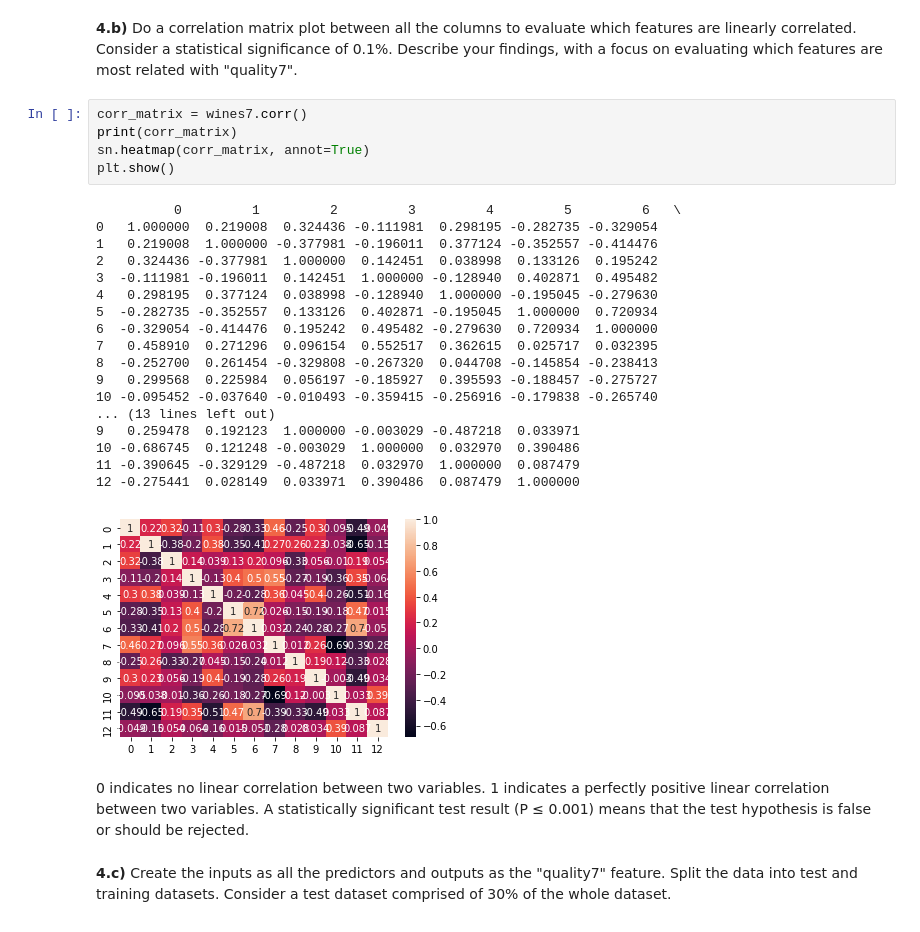
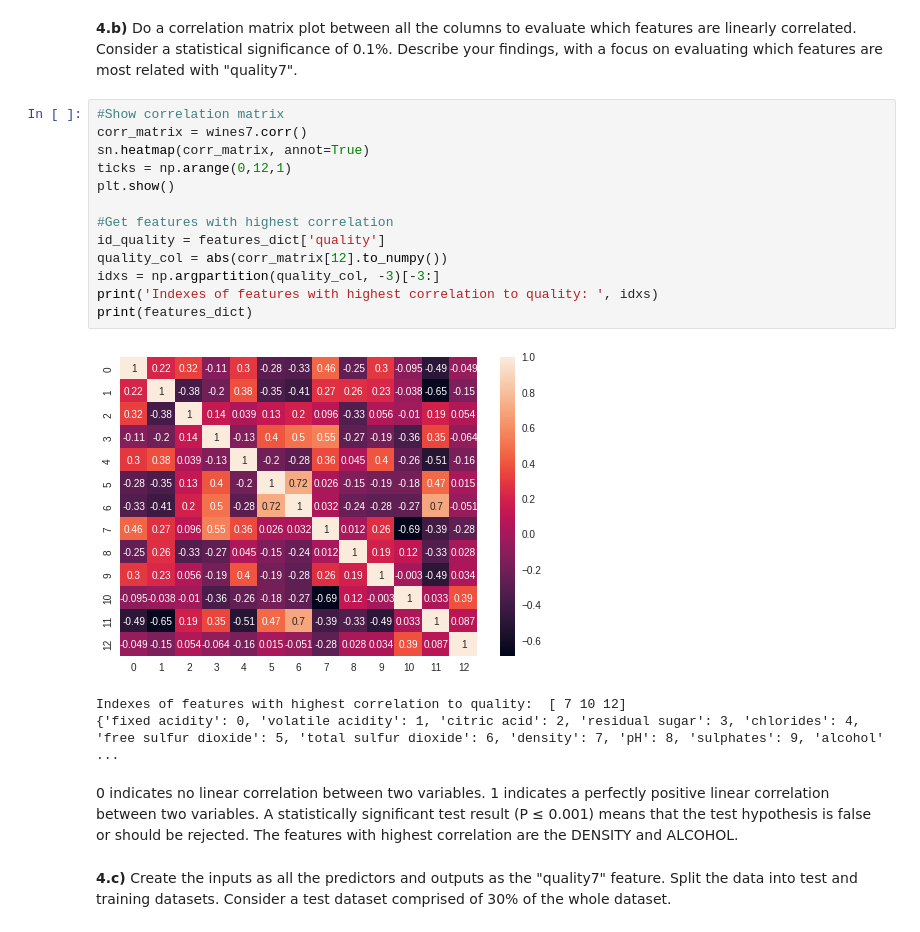
Before and after one commit to VilelaDiogo/AA_Project_G19, a Jupyter notebook: Assignments/Assignment2/Lab2_assignment.ipynb, the cells around one changed output. Cells and saved outputs as stored; diff of their text form.

```diff
--- a/Assignments/Assignment2/Lab2_assignment.ipynb
+++ b/Assignments/Assignment2/Lab2_assignment.ipynb
@@ -218,31 +160,24 @@ print(wines_list_np)
 # %% [markdown]
 **4.b)** Do a correlation matrix plot between all the columns to evaluate which features are linearly correlated. Consider a statistical significance of 0.1%. Describe your findings, with a focus on evaluating which features are most related with "quality7".
-# %%
-corr_matrix = wines7.corr()
-print(corr_matrix)
-sn.heatmap(corr_matrix, annot=True)
-plt.show()
-# %% [output]
-          0         1         2         3         4         5         6   \
-0   1.000000  0.219008  0.324436 -0.111981  0.298195 -0.282735 -0.329054
-1   0.219008  1.000000 -0.377981 -0.196011  0.377124 -0.352557 -0.414476
-2   0.324436 -0.377981  1.000000  0.142451  0.038998  0.133126  0.195242
-3  -0.111981 -0.196011  0.142451  1.000000 -0.128940  0.402871  0.495482
-4   0.298195  0.377124  0.038998 -0.128940  1.000000 -0.195045 -0.279630
-5  -0.282735 -0.352557  0.133126  0.402871 -0.195045  1.000000  0.720934
-6  -0.329054 -0.414476  0.195242  0.495482 -0.279630  0.720934  1.000000
-7   0.458910  0.271296  0.096154  0.552517  0.362615  0.025717  0.032395
-8  -0.252700  0.261454 -0.329808 -0.267320  0.044708 -0.145854 -0.238413
-9   0.299568  0.225984  0.056197 -0.185927  0.395593 -0.188457 -0.275727
-10 -0.095452 -0.037640 -0.010493 -0.359415 -0.256916 -0.179838 -0.265740
-... (13 lines left out)
-9   0.259478  0.192123  1.000000 -0.003029 -0.487218  0.033971
-10 -0.686745  0.121248 -0.003029  1.000000  0.032970  0.390486
-11 -0.390645 -0.329129 -0.487218  0.032970  1.000000  0.087479
-12 -0.275441  0.028149  0.033971  0.390486  0.087479  1.000000
-[figure, removed]
+# %%
+#Show correlation matrix
+corr_matrix = wines7.corr()
+sn.heatmap(corr_matrix, annot=True)
+ticks = np.arange(0,12,1)
+plt.show()
+
+#Get features with highest correlation
+id_quality = features_dict['quality']
+quality_col = abs(corr_matrix[12].to_numpy())
+idxs = np.argpartition(quality_col, -3)[-3:]
+print('Indexes of features with highest correlation to quality: ', idxs)
+print(features_dict)
+# %% [output]
+[figure, added]
+Indexes of features with highest correlation to quality:  [ 7 10 12]
+{'fixed acidity': 0, 'volatile acidity': 1, 'citric acid': 2, 'residual sugar': 3, 'chlorides': 4, 'free sulfur dioxide': 5, 'total sulfur dioxide': 6, 'density': 7, 'pH': 8, 'sulphates': 9, 'alcohol' ...
 # %% [markdown]
 0 indicates no linear correlation between two variables. 1 indicates a perfectly positive linear correlation between two variables.
-A statistically significant test result (P ≤ 0.001) means that the test hypothesis is false or should be rejected.
+A statistically significant test result (P ≤ 0.001) means that the test hypothesis is false or should be rejected. The features with highest correlation are the DENSITY and ALCOHOL.
 # %% [markdown]
 **4.c)** Create the inputs as all the predictors and outputs as the "quality7" feature. Split the data into test and training datasets. Consider a test dataset comprised of 30% of the whole dataset.
```
Also changed, not shown: parts of 19 cells of this notebook.
